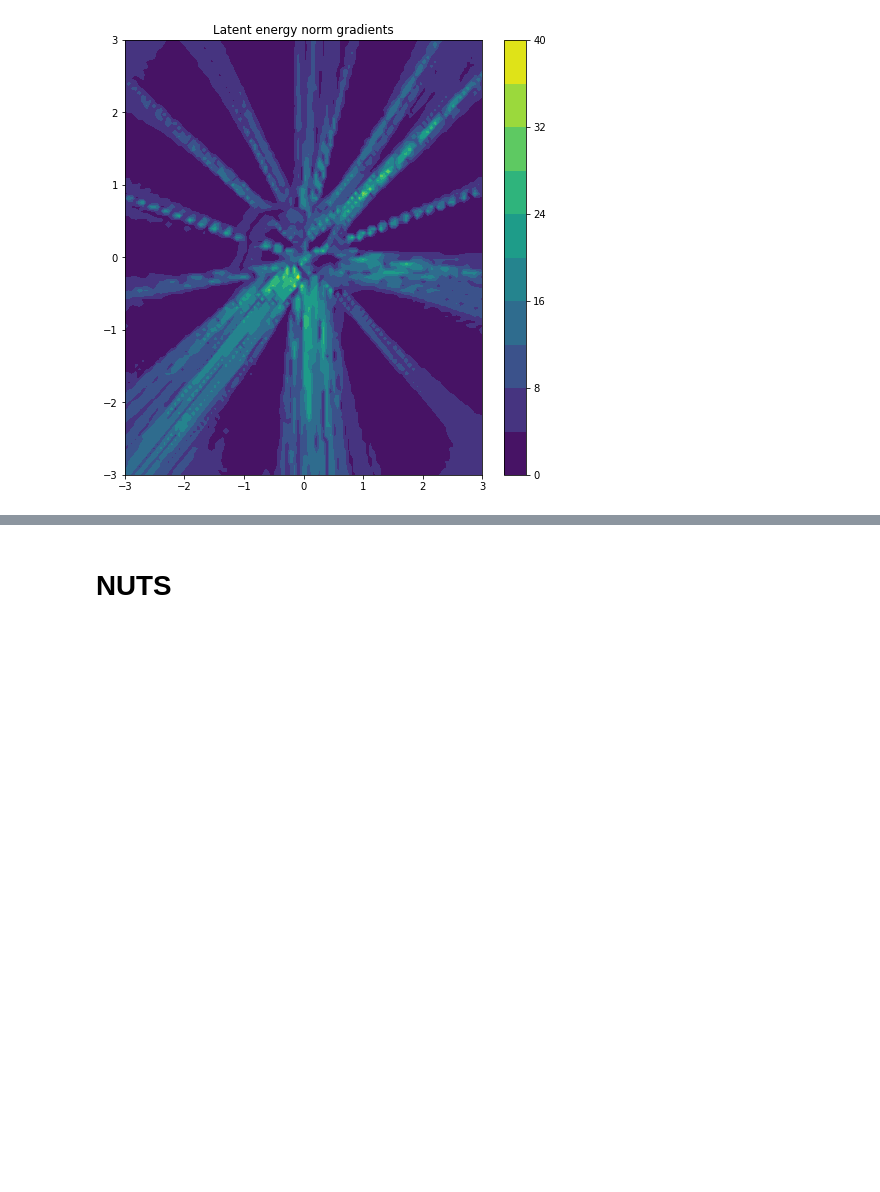
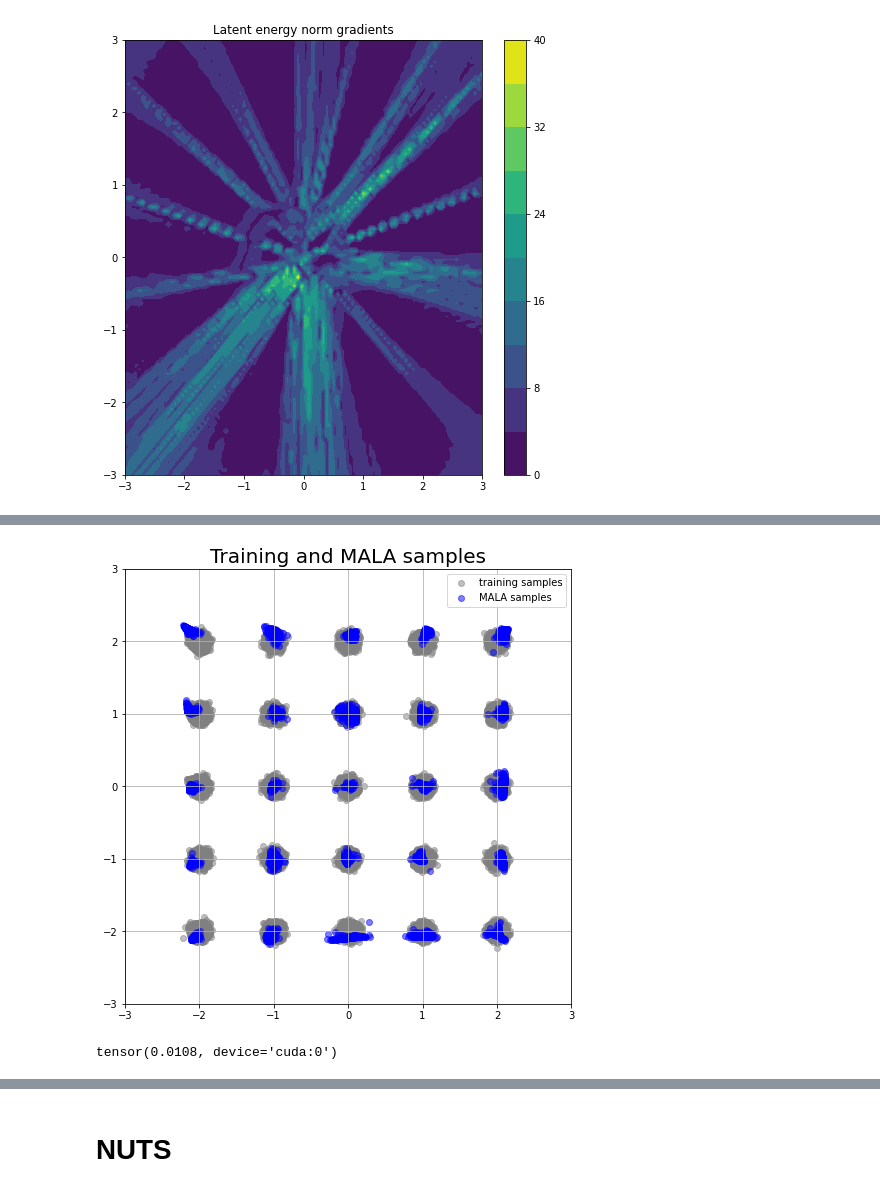
Before and after one commit to premolab/gans_sampling, a Jupyter notebook: notebooks/Gaussians.ipynb, the cells around one changed output, grey strips where cells are left out. Saved outputs shown, nothing was run; the diff lists cells and outputs as text; code cells hidden in the pictures; blank space fills up the shorter version.

```diff
--- a/notebooks/Gaussians.ipynb
+++ b/notebooks/Gaussians.ipynb
@@ -230,0 +276,23 @@ visualize_potential_energy(D,
+# %%
+mask_new_samples = (z_copy != z_sp[-1])
+new_samples = z_sp[-1][mask_new_samples]
+num_samples = new_samples.shape[0] // 2
+fake_mala = G(new_samples.view((num_samples, 2))).data.cpu().numpy()
+mode = 'MALA'
+plot_fake_data_mode(fake_mala, X_train, mode, path_to_save,
+                    scaler = scaler)
+# %% [output]
+[figure, added]
+# %%
+batchsize = 5000
+alpha = 1.0
+step_lr = 1e-2
+eps_std = 1e-2
+n_steps = 5000
+z = G.make_hidden(batchsize)
+z_copy = z.clone().detach()
+z.requires_grad_(True)
+z_sp, acceptence = mala_dynamics(z, G, D, alpha, n_steps, step_lr, eps_std)
+print(acceptence.mean().data/n_steps)
+# %% [output]
+tensor(0.0108, device='cuda:0')
```
Also changed, not shown: parts of 47 cells of this notebook, 2 other files.
